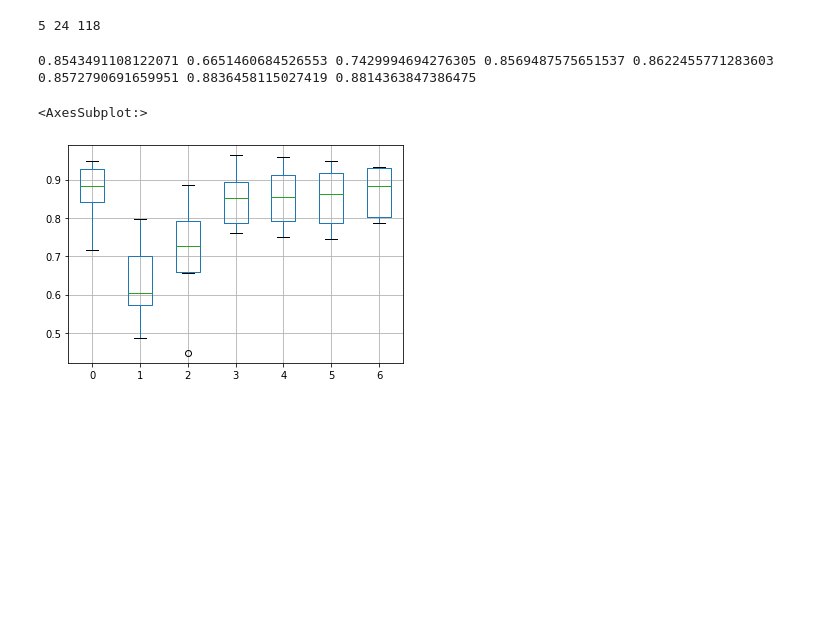
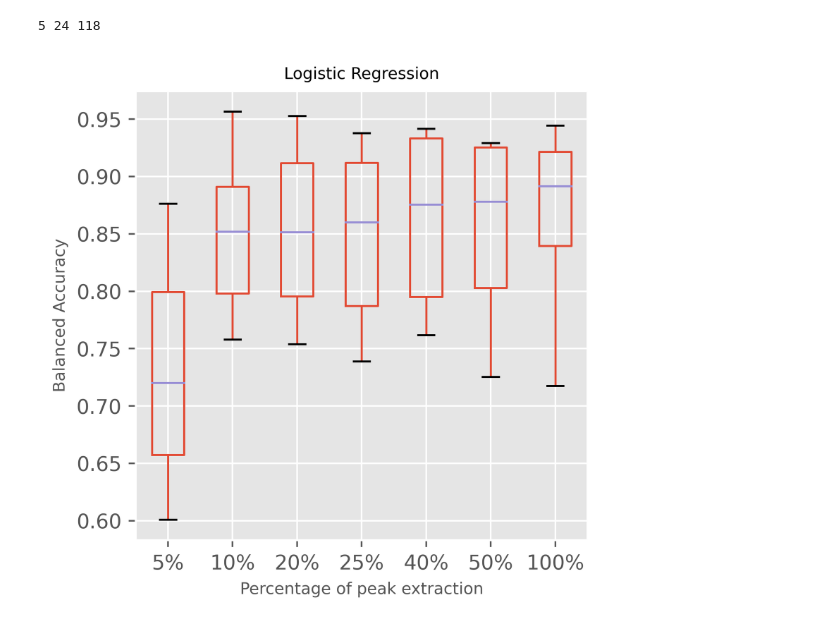
Before and after one commit to klailag/SupervisedTDAMethodForMALDI, a Jupyter notebook: pythonCode/main.ipynb, the cells around one changed output. Saved outputs shown, nothing was run; the diff lists cells and outputs as text; code cells hidden in the pictures; blank space fills up the shorter version.

Commit message:
exporting figures and tables

```diff
--- a/pythonCode/main.ipynb
+++ b/pythonCode/main.ipynb
@@ -219,8 +203,3 @@ res_k4_1, res_k4_2 = cvAccuracy(tmas =TMAs, resp=y, X = pd.DataFrame(X_k4), clas
 res_k5_1, res_k5_2 = cvAccuracy(tmas =TMAs, resp=y, X = pd.DataFrame(X_k5), classifier = 'log')
 res_k6_1, res_k6_2 = cvAccuracy(tmas =TMAs, resp=y, X = pd.DataFrame(X_k6), classifier = 'log')
 res_k7_1, res_k7_2 = cvAccuracy(tmas =TMAs, resp=y, X = pd.DataFrame(X_k7), classifier = 'log')
-# %%
-print(Average(q1[::2]), Average(res_k1_1[::2]), Average(res_k2_1[::2]),
-      Average(res_k3_1[::2]), Average(res_k4_1[::2]), Average(res_k5_1[::2]), Average(res_k6_1[::2]), Average(res_k7_1[::2]))
-# %% [output]
-0.8543491108122071 0.6651460684526553 0.7429994694276305 0.8569487575651537 0.8622455771283603 0.8572790691659951 0.8836458115027419 0.8814363847386475
@@ -227,12 +215,21 @@ print(Average(q1[::2]), Average(res_k1_1[::2]), Average(res_k2_1[::2]),
 # %%
-results = pd.concat([pd.Series(q1[::2]), pd.Series(res_k1_1[::2]), pd.Series(res_k2_1[::2]), pd.Series(res_k3_1[::2]),
-                     pd.Series(res_k4_1[::2]), pd.Series(res_k5_1[::2]),
-                     pd.Series(res_k6_1[::2])], axis=1)
+matplotlib.style.use('ggplot')
+
+fig = plt.figure(figsize=(4, 4), dpi=500)
+results = pd.concat([pd.Series(res_k2_1), pd.Series(res_k3_1),
+                     pd.Series(res_k4_1), pd.Series(res_k5_1),
+                     pd.Series(res_k6_1), pd.Series(res_k7_1), pd.Series(q1)], axis=1)
 
 results = pd.DataFrame(results)
 
-results.boxplot()
+box = results.boxplot()
+
+#[0.01, 0.05, 0.1, 0.2, 0.25, 0.4, 0.5]
+box.set_xticklabels(['5%', '10%','20%', '25%', '40%', '50%', '100%'])
+box.set_xlabel('Percentage of peak extraction', fontsize=8)
+box.set_ylabel('Balanced Accuracy', fontsize=8)
+box.set_title('Logistic Regression', fontsize=8)
 #sns.boxplot(results.iloc[:, 0:1])
+plt.savefig("results/balanced_accuracy_logit.pdf", format="pdf", bbox_inches="tight")
 # %% [output]
-<AxesSubplot:>
-[figure, old version]
+[figure, new version]
```
Also changed, not shown: parts of 7 cells of this notebook.
